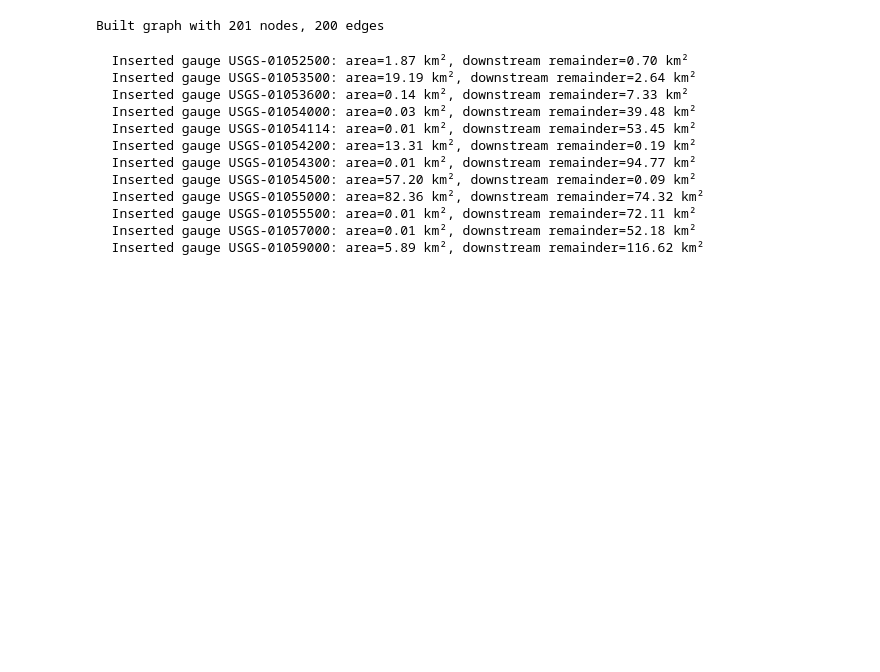
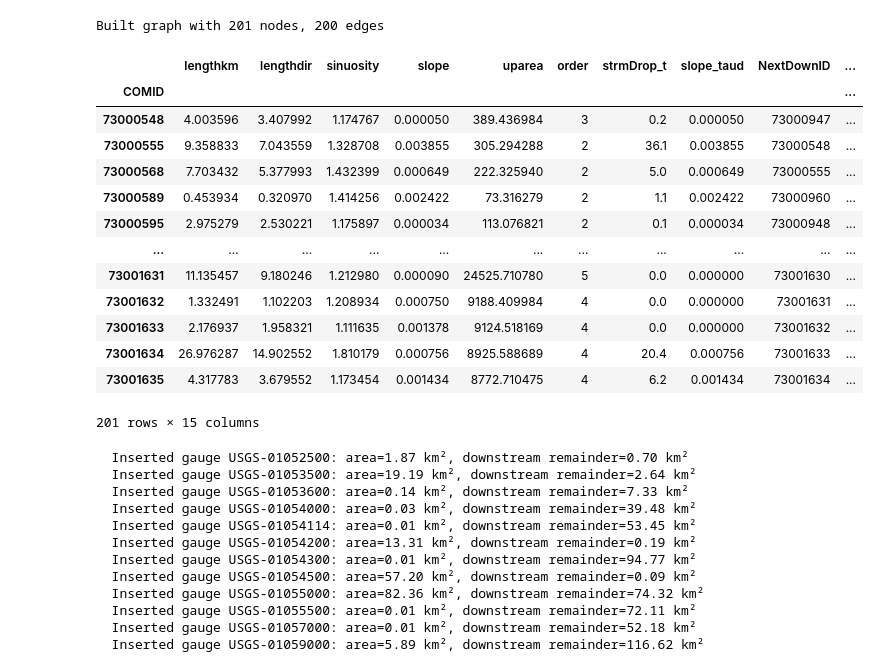
Before and after one commit to tedlanghorst/graph_delineator, a Jupyter notebook: watershed_delineation_example.ipynb, the cells around one changed output. Drawn from its saved outputs; the diff is of its cells as text; code cells hidden in the pictures; blank space fills up the shorter version.

```diff
--- a/watershed_delineation_example.ipynb
+++ b/watershed_delineation_example.ipynb
@@ -14,15 +14,17 @@ import graph_delineator.delineate as gd
 # %%
 # Define MERIT data directories
 merit_dirs = {
-    'catchment': Path('/nas/cee-ice/data/MERIT-BASINS/pfaf_level_02/'),
-    'river': Path('/nas/cee-ice/data/MERIT-BASINS/pfaf_level_02/'),
-    'flow_dir': Path('/nas/cee-ice/data/MERIT-Hydro/processed/dir/'),
-    'accum': Path('/nas/cee-ice/data/MERIT-Hydro/processed/upg/'),
-    'megabasins': Path('/nas/cee-ice/data/MERIT-Hydro/basins_level2/merit_hydro_vect_level2.shp')
+    "catchment": Path("/nas/cee-ice/data/MERIT-BASINS/pfaf_level_02/"),
+    "river": Path("/nas/cee-ice/data/MERIT-BASINS/pfaf_level_02/"),
+    "flow_dir": Path("/nas/cee-ice/data/MERIT-Hydro/processed/dir/"),
+    "accum": Path("/nas/cee-ice/data/MERIT-Hydro/processed/upg/"),
+    "megabasins": Path(
+        "/nas/cee-ice/data/MERIT-Hydro/basins_level2/merit_hydro_vect_level2.shp"
+    ),
 }
 
 # Load gauges
-gauges_csv = Path('/nas/cee-water/cjgleason/ted/graph_delineator/inputs/test.csv')
+gauges_csv = Path("/nas/cee-water/cjgleason/ted/graph_delineator/inputs/test.csv")
 # %%
 all_gauges = gd.load_gauges(gauges_csv)
 all_gauges
@@ -59,17 +61,15 @@ Identifying basins for gauges...
    'USGS-01059000']}}
 # %%
 def get_watershed_comids(
-    gauges: gpd.GeoDataFrame,
-    catchments: gpd.GeoDataFrame,
-    rivers: gpd.GeoDataFrame
+    gauges: gpd.GeoDataFrame, catchments: gpd.GeoDataFrame, rivers: gpd.GeoDataFrame
 ) -> set:
     """
     Find all COMIDs in the watershed network containing these gauges.
 
     Uses network traversal to find all upstream catchments from the outlet.
     """
-    joined = gpd.sjoin(gauges, catchments.reset_index(), how='left', predicate='within')
-    gauge_comids = set(joined['COMID'].dropna().unique())
+    joined = gpd.sjoin(gauges, catchments.reset_index(), how="left", predicate="within")
+    gauge_comids = set(joined["COMID"].dropna().unique())
 
     if not gauge_comids:
         return set()
@@ -77,8 +77,8 @@ def get_watershed_comids(
     # Build network graph
     G = nx.DiGraph()
     for comid in rivers.index:
-        nextdown = rivers.loc[comid, 'NextDownID']
-        if nextdown != '0' and nextdown in rivers.index:
+        nextdown = rivers.loc[comid, "NextDownID"]
+        if nextdown != "0" and nextdown in rivers.index:
             G.add_edge(comid, nextdown)
 
     # Find all upstream catchments
@@ -90,7 +90,7 @@ def get_watershed_comids(
             network_comids.update(ancestors)
 
             # Add all descendants (downstream)
-            descendants =  {int(d) for d in nx.descendants(G, start_comid)}
+            descendants = {int(d) for d in nx.descendants(G, start_comid)}
             network_comids.update(descendants)
 
             # Add the node itself
@@ -137,4 +137,21 @@ Right CRS: None
 
   joined = gpd.sjoin(gauges, catchments.reset_index(), how='left', predicate='within')
 Built graph with 201 nodes, 200 edges
+# %%
+rivers
+# %% [output]
+|  | lengthkm | lengthdir | sinuosity | slope | uparea | order | strmDrop_t | slope_taud | NextDownID | ... |
+| COMID |  |  |  |  |  |  |  |  |  | ... |
+| 73000548 | 4.003596 | 3.407992 | 1.174767 | 0.000050 | 389.436984 | 3 | 0.2 | 0.000050 | 73000947 | ... |
+| 73000555 | 9.358833 | 7.043559 | 1.328708 | 0.003855 | 305.294288 | 2 | 36.1 | 0.003855 | 73000548 | ... |
+| 73000568 | 7.703432 | 5.377993 | 1.432399 | 0.000649 | 222.325940 | 2 | 5.0 | 0.000649 | 73000555 | ... |
+| 73000589 | 0.453934 | 0.320970 | 1.414256 | 0.002422 | 73.316279 | 2 | 1.1 | 0.002422 | 73000960 | ... |
+| 73000595 | 2.975279 | 2.530221 | 1.175897 | 0.000034 | 113.076821 | 2 | 0.1 | 0.000034 | 73000948 | ... |
+| ... | ... | ... | ... | ... | ... | ... | ... | ... | ... | ... |
+| 73001631 | 11.135457 | 9.180246 | 1.212980 | 0.000090 | 24525.710780 | 5 | 0.0 | 0.000000 | 73001630 | ... |
+| 73001632 | 1.332491 | 1.102203 | 1.208934 | 0.000750 | 9188.409984 | 4 | 0.0 | 0.000000 | 73001631 | ... |
+| 73001633 | 2.176937 | 1.958321 | 1.111635 | 0.001378 | 9124.518169 | 4 | 0.0 | 0.000000 | 73001632 | ... |
+| 73001634 | 26.976287 | 14.902552 | 1.810179 | 0.000756 | 8925.588689 | 4 | 20.4 | 0.000756 | 73001633 | ... |
+| 73001635 | 4.317783 | 3.679552 | 1.173454 | 0.001434 | 8772.710475 | 4 | 6.2 | 0.001434 | 73001634 | ... |
+201 rows × 15 columns
 # %%
```
Also changed, not shown: parts of 7 cells of this notebook, 6 other files.
